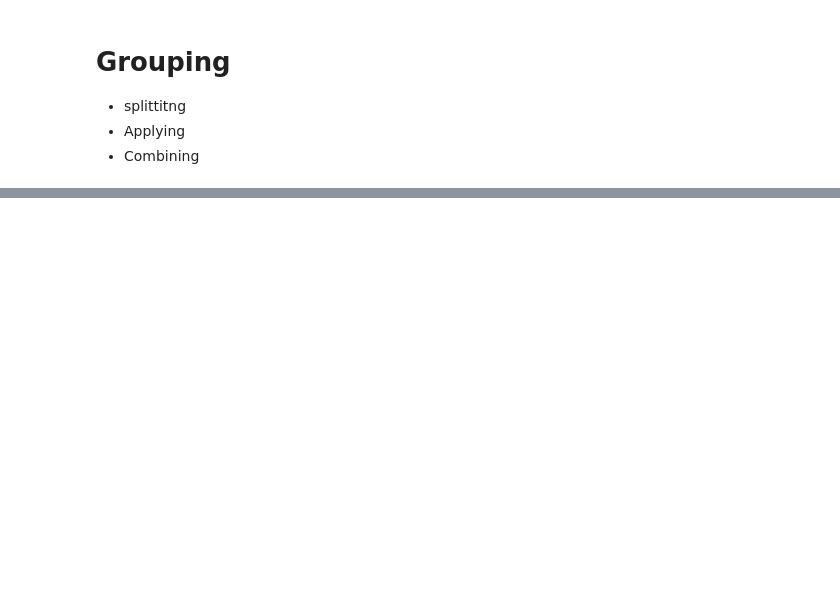
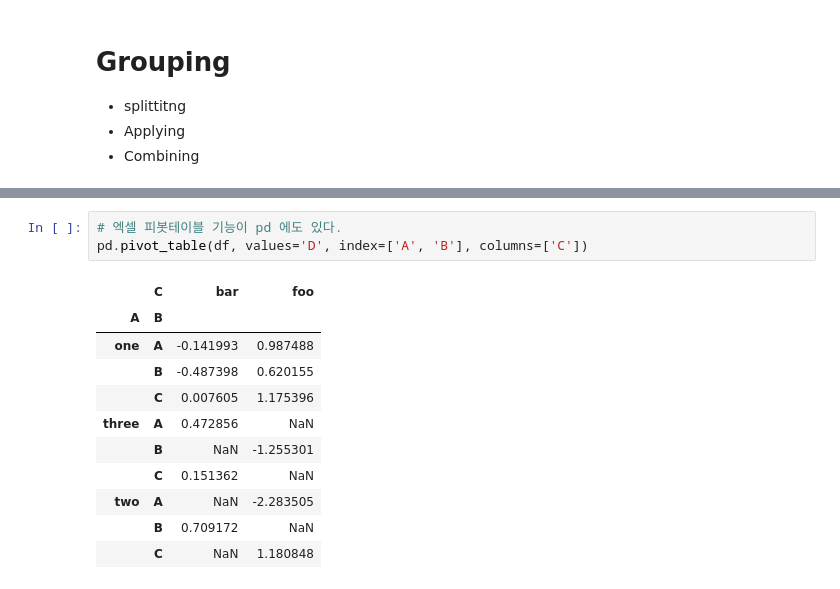
Before and after one commit to heemokyim/dsschool-study-notebook, a Jupyter notebook: 2nd-week-titanic/10min_pandas.ipynb, the cells around one changed output, grey strips where cells are left out. Drawn from its saved outputs; the diff is of its cells as text; blank space fills up the shorter version.

```diff
--- a/2nd-week-titanic/10min_pandas.ipynb
+++ b/2nd-week-titanic/10min_pandas.ipynb
@@ -650,0 +732,15 @@ df.groupby(['A', 'B']).sum()
+# %%
+# 엑셀 피봇테이블 기능이 pd 에도 있다.
+pd.pivot_table(df, values='D', index=['A', 'B'], columns=['C'])
+# %% [output]
+|  | C | bar | foo |
+| A | B |  |  |
+| one | A | -0.141993 | 0.987488 |
+|  | B | -0.487398 | 0.620155 |
+|  | C | 0.007605 | 1.175396 |
+| three | A | 0.472856 | NaN |
+|  | B | NaN | -1.255301 |
+|  | C | 0.151362 | NaN |
+| two | A | NaN | -2.283505 |
+|  | B | 0.709172 | NaN |
+|  | C | NaN | 1.180848 |
```
Also changed, not shown: parts of 60 cells of this notebook.
